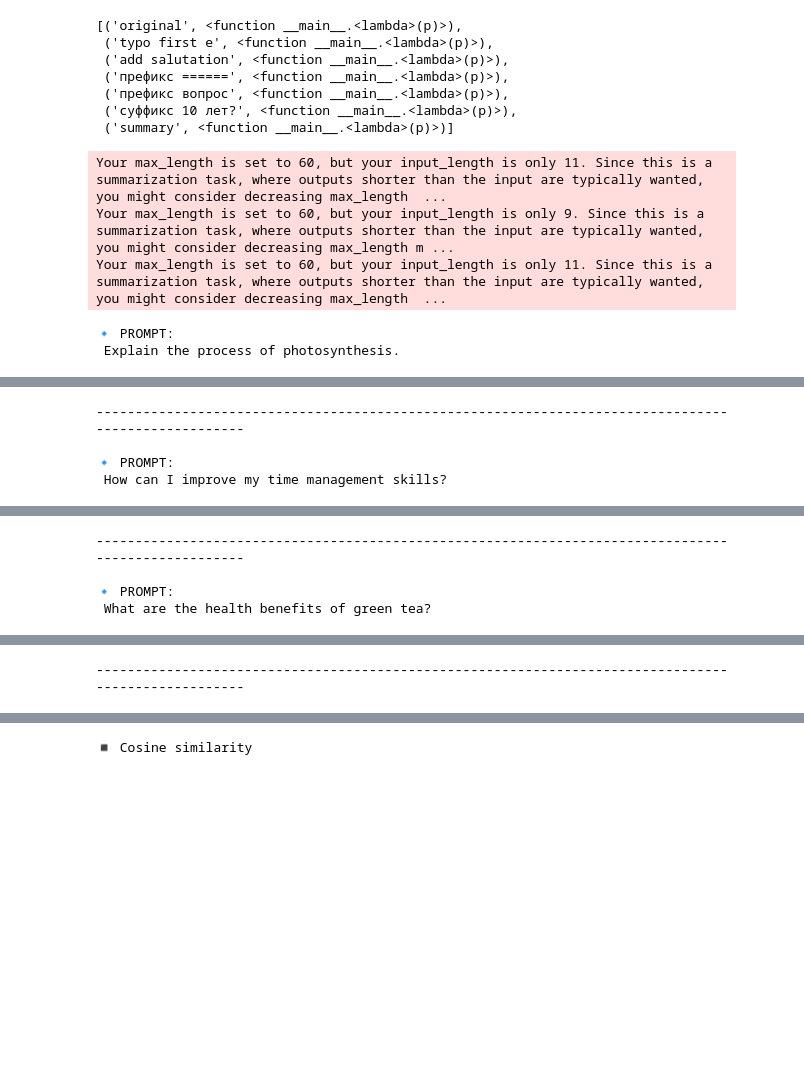
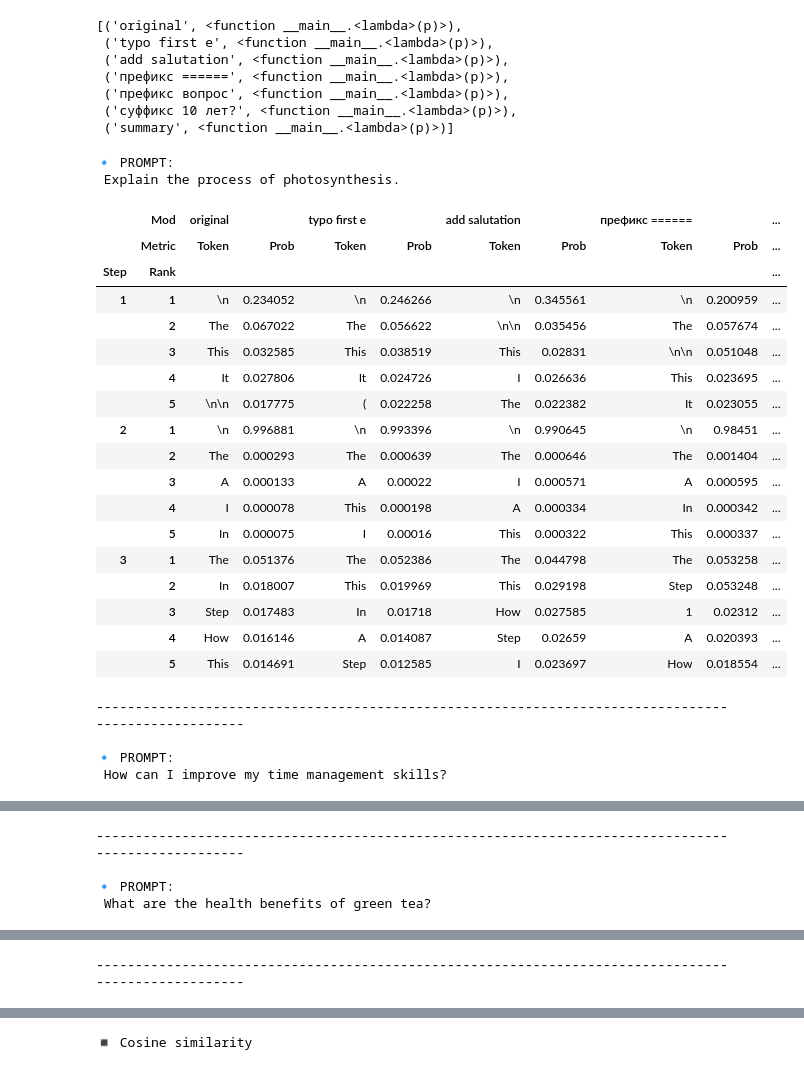
Before and after one commit to Chernobilsky/LLM_Sketches, a Jupyter notebook: analyse stability n stages and printing tokens.ipynb, the cells around one changed output, grey strips where cells are left out. Saved outputs shown, nothing was run; the diff lists cells and outputs as text; code cells hidden in the pictures; blank space fills up the shorter version.

```diff
--- a/analyse stability n stages and printing tokens.ipynb
+++ b/analyse stability n stages and printing tokens.ipynb
@@ -143,0 +200,25 @@ Prompt #3: How can I improve my time management skills?
+# %%
+title = "Печатаем для каждого промпта сам промпт и все его модификации"
+
+print("\n" + "=" * 80)                       # верхняя рамка
+print(title.center(80))                     # центрируем на 80 символов
+print("=" * 80 + "\n")
+# печатаем все ориганилы промптов и для них все их модификации, промпт за промптом
+for i, base_prompt in enumerate(PROMPTS, 1):
+    # 🔹 Печатаем исходный текст промпта (можно обрезать при необходимости)
+    print(f"🔹 PROMPT #{i}")
+    print(f"📝 {base_prompt}")
+
+    # 🔹 Перебираем *все* модификации, кроме 'original'
+    for mod_name, mod_fn in MODS:
+        if mod_name == "original":
+            continue  # исходник уже выше
+
+        mod_text = mod_fn(base_prompt)
+
+        # Убираем служебный префикс, если это summary
+        if mod_name == "summary":
+            mod_text = mod_text[len(CUSTOM_WORDS):]
+
+        # Красивый вывод модификации
+        print(f"   ➡️ [{mod_name}] {mod_text}")
@@ -206,39 +301,69 @@ for prompt in PROMPTS:
                     "Prompt":     prompt[:TRUNC] + ("…" if len(prompt) > TRUNC else ""),
                     "Step":       step_idx,
                     "Rank":       rank,                 # 1 … 5
                     "Mod":        mod_name,
                     "Token":      _tokenizer.decode([tok_id]),
                     "Prob":       prob.item()
                 })
 
 topk_df = pd.DataFrame(records)
 
 # ---------- B. Делаем длинный формат: Metric = {Token, Prob} ----------
 long_df = topk_df.melt(
     id_vars    = ["Prompt", "Step", "Rank", "Mod"],
     value_vars = ["Token", "Prob"],
     var_name   = "Metric",
     value_name = "Val"
 )
 
-# ---------- C. Pivot: строки = (Step, Rank), колонки = (Mod → Token / Prob) ----------
+# --- C. Pivot -------------------------------------------
 pivot_df = long_df.pivot_table(
     index   = ["Prompt", "Step", "Rank"],
     columns = ["Mod", "Metric"],
     values  = "Val",
-    aggfunc = "first"
-).sort_index(axis=1)           # сортируем модификации и Token/Prob
+    aggfunc = "first",
+    sort    = False        # ← сохраняем порядок Token, Prob
+)
 
-pivot_df = pivot_df.sort_index()  # (Prompt → Step → Rank)
+# 1️⃣ Сортируем ТОЛЬКО строки → (Prompt → Step → Rank)
+pivot_df = pivot_df.sort_index()
+
+# 2️⃣ Доп. гарантия: явная перестановка колонок внутри MultiIndex
+from itertools import chain
+mods = [mod for mod in pivot_df.columns.levels[0]]          # все модификации в порядке level‑0
+ordered_pairs = list(chain.from_iterable(
+    ((m, "Token"), (m, "Prob")) for m in mods
+))
+
+pivot_df = pivot_df[ordered_pairs]  # ← теперь точно Token, Prob, Token, Prob …
 
 # ---------- D. Вывод по каждому промпту отдельно ----------
 for prompt_text, grp in pivot_df.groupby(level=0):      # группируем по Prompt
     print("🔹 PROMPT:\n", prompt_text, "\n")
     display(grp.droplevel(0))                           # оставляем Step, Rank
     print("-"*100 + "\n")
 # %% [output]
-Your max_length is set to 60, but your input_length is only 11. Since this is a summarization task, where outputs shorter than the input are typically wanted, you might consider decreasing max_length  ...
-Your max_length is set to 60, but your input_length is only 9. Since this is a summarization task, where outputs shorter than the input are typically wanted, you might consider decreasing max_length m ...
-Your max_length is set to 60, but your input_length is only 11. Since this is a summarization task, where outputs shorter than the input are typically wanted, you might consider decreasing max_length  ...
+🔹 PROMPT:
+ Explain the process of photosynthesis.
+|  | Mod | original |  | typo first e |  | add salutation |  | префикс ====== |  | ... |
+|  | Metric | Token | Prob | Token | Prob | Token | Prob | Token | Prob | ... |
+| Step | Rank |  |  |  |  |  |  |  |  | ... |
+| 1 | 1 | \n | 0.234052 | \n | 0.246266 | \n | 0.345561 | \n | 0.200959 | ... |
+|  | 2 | The | 0.067022 | The | 0.056622 | \n\n | 0.035456 | The | 0.057674 | ... |
+|  | 3 | This | 0.032585 | This | 0.038519 | This | 0.02831 | \n\n | 0.051048 | ... |
+|  | 4 | It | 0.027806 | It | 0.024726 | I | 0.026636 | This | 0.023695 | ... |
+|  | 5 | \n\n | 0.017775 | ( | 0.022258 | The | 0.022382 | It | 0.023055 | ... |
+| 2 | 1 | \n | 0.996881 | \n | 0.993396 | \n | 0.990645 | \n | 0.98451 | ... |
+|  | 2 | The | 0.000293 | The | 0.000639 | The | 0.000646 | The | 0.001404 | ... |
+|  | 3 | A | 0.000133 | A | 0.00022 | I | 0.000571 | A | 0.000595 | ... |
+|  | 4 | I | 0.000078 | This | 0.000198 | A | 0.000334 | In | 0.000342 | ... |
+|  | 5 | In | 0.000075 | I | 0.00016 | This | 0.000322 | This | 0.000337 | ... |
+| 3 | 1 | The | 0.051376 | The | 0.052386 | The | 0.044798 | The | 0.053258 | ... |
+|  | 2 | In | 0.018007 | This | 0.019969 | This | 0.029198 | Step | 0.053248 | ... |
+|  | 3 | Step | 0.017483 | In | 0.01718 | How | 0.027585 | 1 | 0.02312 | ... |
+|  | 4 | How | 0.016146 | A | 0.014087 | Step | 0.02659 | A | 0.020393 | ... |
+|  | 5 | This | 0.014691 | Step | 0.012585 | I | 0.023697 | How | 0.018554 | ... |
+----------------------------------------------------------------------------------------------------
+
 🔹 PROMPT:
- Explain the process of photosynthesis.
+ How can I improve my time management skills?
@@ -263,4 +388,4 @@ Your max_length is set to 60, but your input_length is only 11. Since this is a
 ----------------------------------------------------------------------------------------------------
 
 🔹 PROMPT:
- How can I improve my time management skills?
+ What are the health benefits of green tea?
@@ -285,4 +410 @@ Your max_length is set to 60, but your input_length is only 11. Since this is a
 ----------------------------------------------------------------------------------------------------
-
-🔹 PROMPT:
- What are the health benefits of green tea?
@@ -307,2 +411 @@ Your max_length is set to 60, but your input_length is only 11. Since this is a
-----------------------------------------------------------------------------------------------------
 # %%
```
Also changed, not shown: parts of 9 cells of this notebook.
